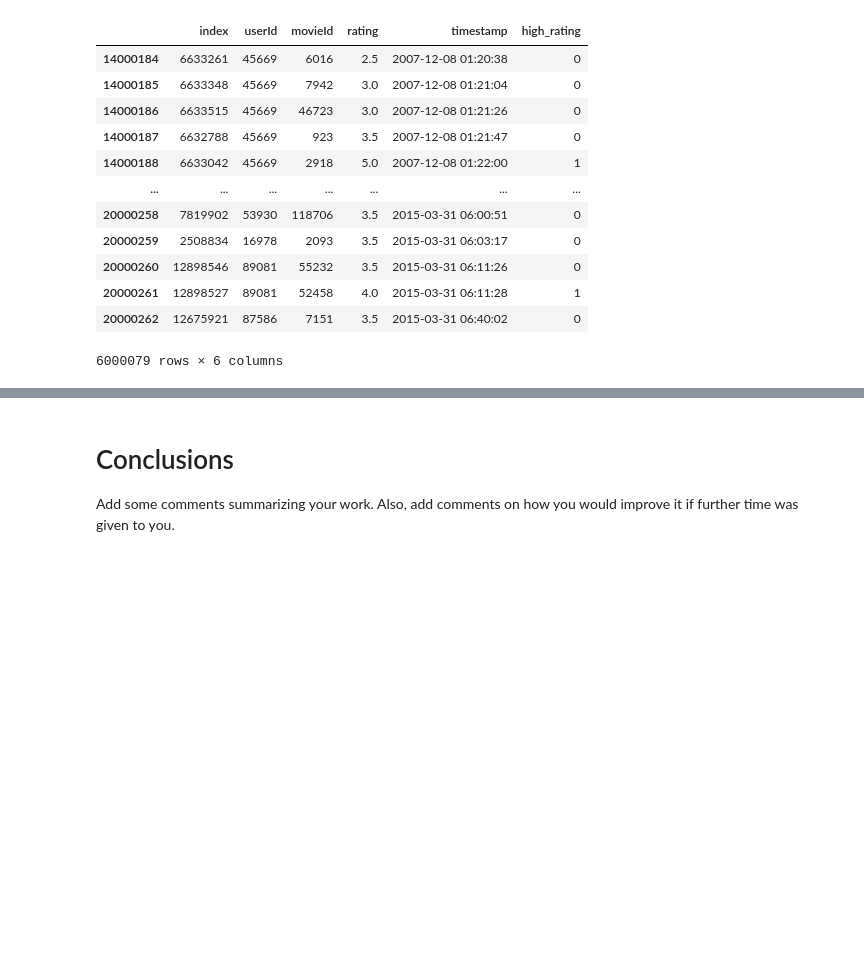
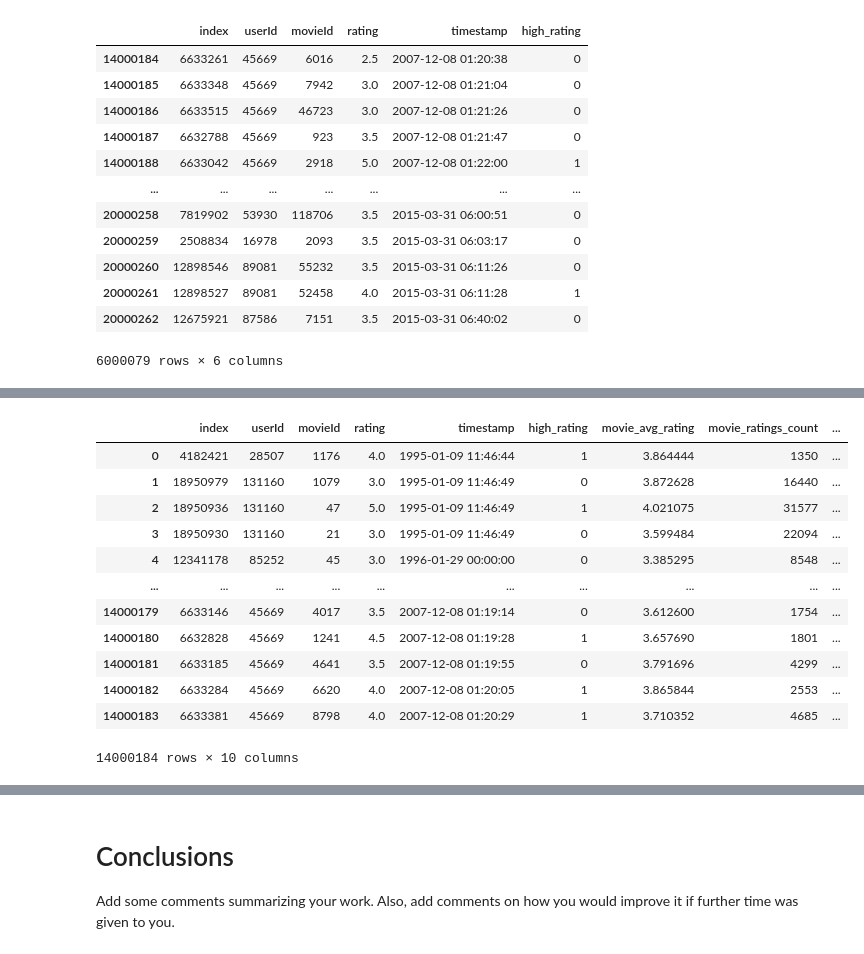
Before and after one commit to sanchiesa/user_movie_rating, a Jupyter notebook: notebooks/user_movie_rating.ipynb, the cells around one changed output, grey strips where cells are left out. Saved outputs shown, nothing was run; the diff lists cells and outputs as text; code cells hidden in the pictures; blank space fills up the shorter version.

```diff
--- a/notebooks/user_movie_rating.ipynb
+++ b/notebooks/user_movie_rating.ipynb
@@ -247,0 +346,5 @@ people. Also, it is advisable to have considerations for code efficiency.
+# %%
+# Merging with train and test datasets
+
+df_train = df_train.merge(mean_ratings, how='left', on= 'movieId')
+df_test = df_test.merge(mean_ratings, how='left', on= 'movieId')
@@ -247,0 +379,4 @@ people. Also, it is advisable to have considerations for code efficiency.
+# %%
+# Computing movie's ratings counts on training set
+
+ratings_count = df_train.groupby('movieId')['rating'].count().reset_index().rename(columns={'rating': 'movie_ratings_count'})
@@ -247,0 +398,5 @@ people. Also, it is advisable to have considerations for code efficiency.
+# %%
+# Merging with train and test datasets
+
+df_train = df_train.merge(ratings_count, how='left', on= 'movieId')
+df_test = df_test.merge(ratings_count, how='left', on= 'movieId')
@@ -247,0 +451,5 @@ people. Also, it is advisable to have considerations for code efficiency.
+# %%
+# Adding movie information to train and test sets
+
+df_train = df_train.merge(movie_df, how='left', on='movieId')
+df_test = df_test.merge(movie_df, how='left', on='movieId')
@@ -247,0 +476,16 @@ people. Also, it is advisable to have considerations for code efficiency.
+# %%
+df_train
+# %% [output]
+|  | index | userId | movieId | rating | timestamp | high_rating | movie_avg_rating | movie_ratings_count | ... |
+| 0 | 4182421 | 28507 | 1176 | 4.0 | 1995-01-09 11:46:44 | 1 | 3.864444 | 1350 | ... |
+| 1 | 18950979 | 131160 | 1079 | 3.0 | 1995-01-09 11:46:49 | 0 | 3.872628 | 16440 | ... |
+| 2 | 18950936 | 131160 | 47 | 5.0 | 1995-01-09 11:46:49 | 1 | 4.021075 | 31577 | ... |
+| 3 | 18950930 | 131160 | 21 | 3.0 | 1995-01-09 11:46:49 | 0 | 3.599484 | 22094 | ... |
+| 4 | 12341178 | 85252 | 45 | 3.0 | 1996-01-29 00:00:00 | 0 | 3.385295 | 8548 | ... |
+| ... | ... | ... | ... | ... | ... | ... | ... | ... | ... |
+| 14000179 | 6633146 | 45669 | 4017 | 3.5 | 2007-12-08 01:19:14 | 0 | 3.612600 | 1754 | ... |
+| 14000180 | 6632828 | 45669 | 1241 | 4.5 | 2007-12-08 01:19:28 | 1 | 3.657690 | 1801 | ... |
+| 14000181 | 6633185 | 45669 | 4641 | 3.5 | 2007-12-08 01:19:55 | 0 | 3.791696 | 4299 | ... |
+| 14000182 | 6633284 | 45669 | 6620 | 4.0 | 2007-12-08 01:20:05 | 1 | 3.865844 | 2553 | ... |
+| 14000183 | 6633381 | 45669 | 8798 | 4.0 | 2007-12-08 01:20:29 | 1 | 3.710352 | 4685 | ... |
+14000184 rows × 10 columns
```
Also changed, not shown: parts of 60 cells of this notebook, 1 other file.
